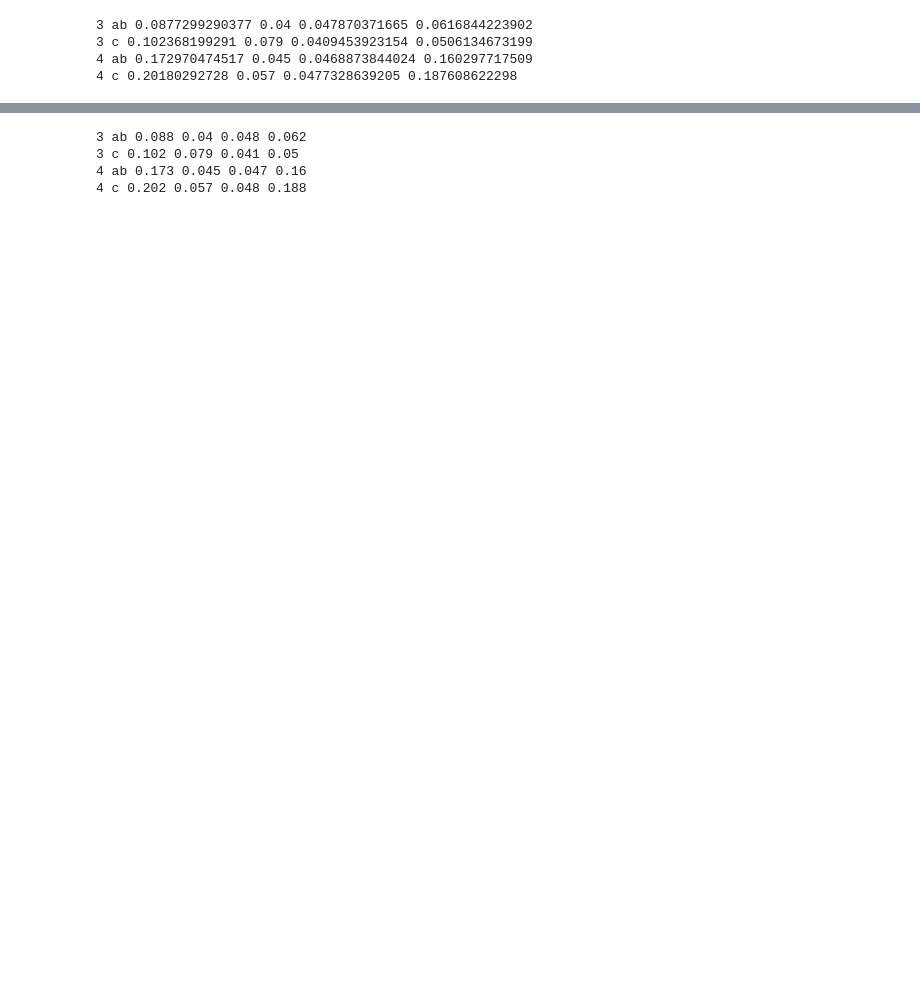
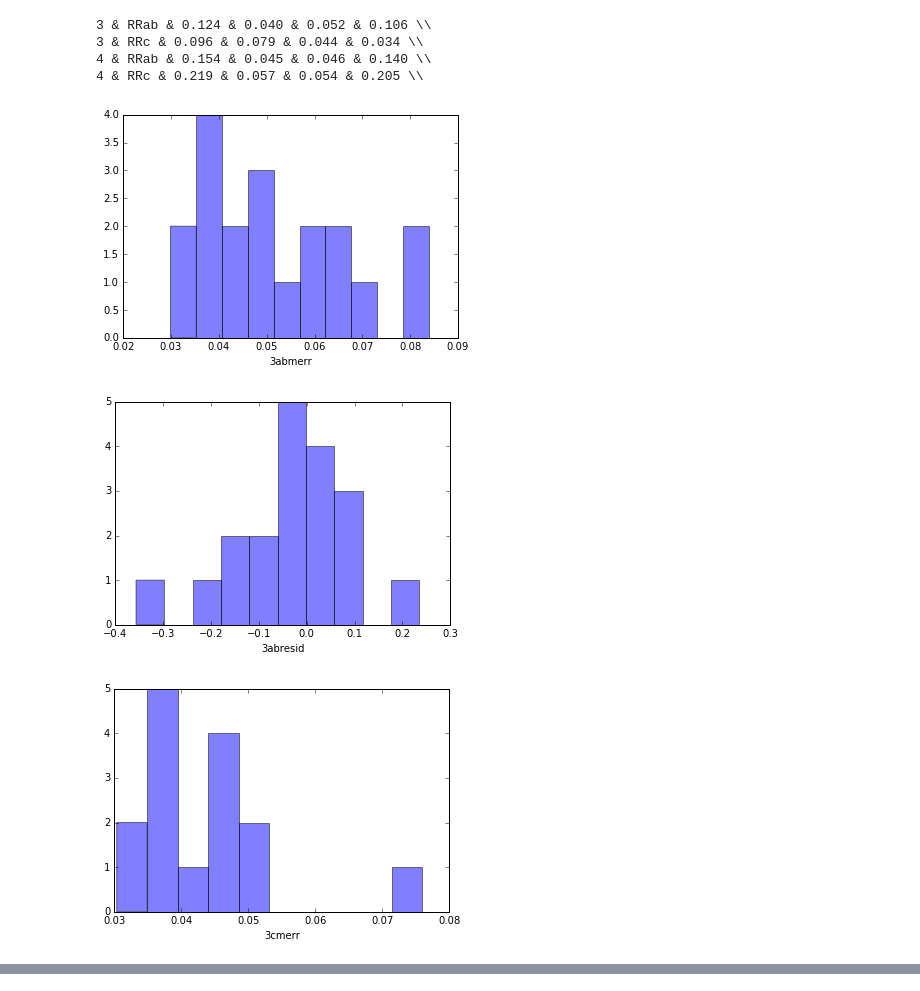
Before and after one commit to vickyscowcroft/omegaCen, a Jupyter notebook: reworked_fitting_code/Convolving_uncertianties_PL_relation_VARIANCES.ipynb, the cells around one changed output, grey strips where cells are left out. Drawn from its saved outputs; the diff is of its cells as text; code cells hidden in the pictures; blank space fills up the shorter version.

```diff
--- a/reworked_fitting_code/Convolving_uncertianties_PL_relation_VARIANCES.ipynb
+++ b/reworked_fitting_code/Convolving_uncertianties_PL_relation_VARIANCES.ipynb
@@ -4,35 +6,47 @@ import numpy as np
 # %%
-df = pd.read_csv('final_data_files/uncrowded_everything_m4_clipped.csv')
+df = pd.read_csv('final_data_files/uncrowded_everything_all_clipped.csv')
 df_ab = df[df.type == 0]
 df_c = df[df.type == 1]
 
-dfs = [df_ab, df_c, df_ab, df_c]
+dfs = [df_ab, df_c] * 2
 filts = ['3', '3', '4', '4']
+
+fig = plt.figure()
 
 for i in range(4):
     df1 = dfs[i]
     filt = filts[i]
     if df1.type.any() == 0:
         dftype = 'ab'
     else:
         dftype = 'c'
     if (filt == '3') & (dftype == 'ab'):
         intrinsic_width = 0.040
     if (filt == '3') & (dftype == 'c'):
         intrinsic_width = 0.079
     if (filt == '4') & (dftype == 'ab'):
         intrinsic_width = 0.045
     if (filt == '4') & (dftype == 'c'):
         intrinsic_width = 0.057
-    resid_finite = np.isfinite(df1.resid_m4_3.values)
-    resid3 = df1['resid_m4_' + filt].values[resid_finite]
+    resid_finite = np.isfinite(df1['resid_all_' + filt].values)
+    resid3 = df1['resid_all_' + filt].values[resid_finite]
     merr3 = df1['merr_' + filt].values[resid_finite]
     errscale = np.nanmean(merr3)
-    obsscale = np.std(resid3)
+    fig = plt.figure()
+    plt.hist(merr3, alpha=0.5)
+    plt.xlabel(filt + dftype + 'merr')
+    fig = plt.figure()
+    plt.hist(resid3, alpha=0.5)
+    plt.xlabel(filt + dftype + 'resid')
+    obsscale = np.nanstd(resid3)
     fehscale = np.sqrt(obsscale**2 - intrinsic_width**2 - errscale**2)
-    print filt, dftype, obsscale, intrinsic_width, errscale, fehscale
+    print ' & '.join([filt, 'RR' + dftype] + \
+                     ['{:.3f}'.format(i) for i in [obsscale, intrinsic_width, errscale, fehscale]]), r'\\'
 # %% [output]
-3 ab 0.0877299290377 0.04 0.047870371665 0.0616844223902
-3 c 0.102368199291 0.079 0.0409453923154 0.0506134673199
-4 ab 0.172970474517 0.045 0.0468873844024 0.160297717509
-4 c 0.20180292728 0.057 0.0477328639205 0.187608622298
+3 & RRab & 0.124 & 0.040 & 0.052 & 0.106 \\
+3 & RRc & 0.096 & 0.079 & 0.044 & 0.034 \\
+4 & RRab & 0.154 & 0.045 & 0.046 & 0.140 \\
+4 & RRc & 0.219 & 0.057 & 0.054 & 0.205 \\
+[figure, added]
+[figure, added]
+[figure, added]
@@ -66,8 +85,3 @@ for i in range(4):
     obsscale = np.round(np.std(resid3), decimals=3)
     fehscale = np.round(np.sqrt(obsscale**2 - intrinsic_width**2 - errscale**2), decimals=3)
     print filt, dftype, obsscale, intrinsic_width, errscale, fehscale
-# %% [output]
-3 ab 0.088 0.04 0.048 0.062
-3 c 0.102 0.079 0.041 0.05
-4 ab 0.173 0.045 0.047 0.16
-4 c 0.202 0.057 0.048 0.188
```
Also changed, not shown: parts of 2 cells of this notebook, 25 other files.
